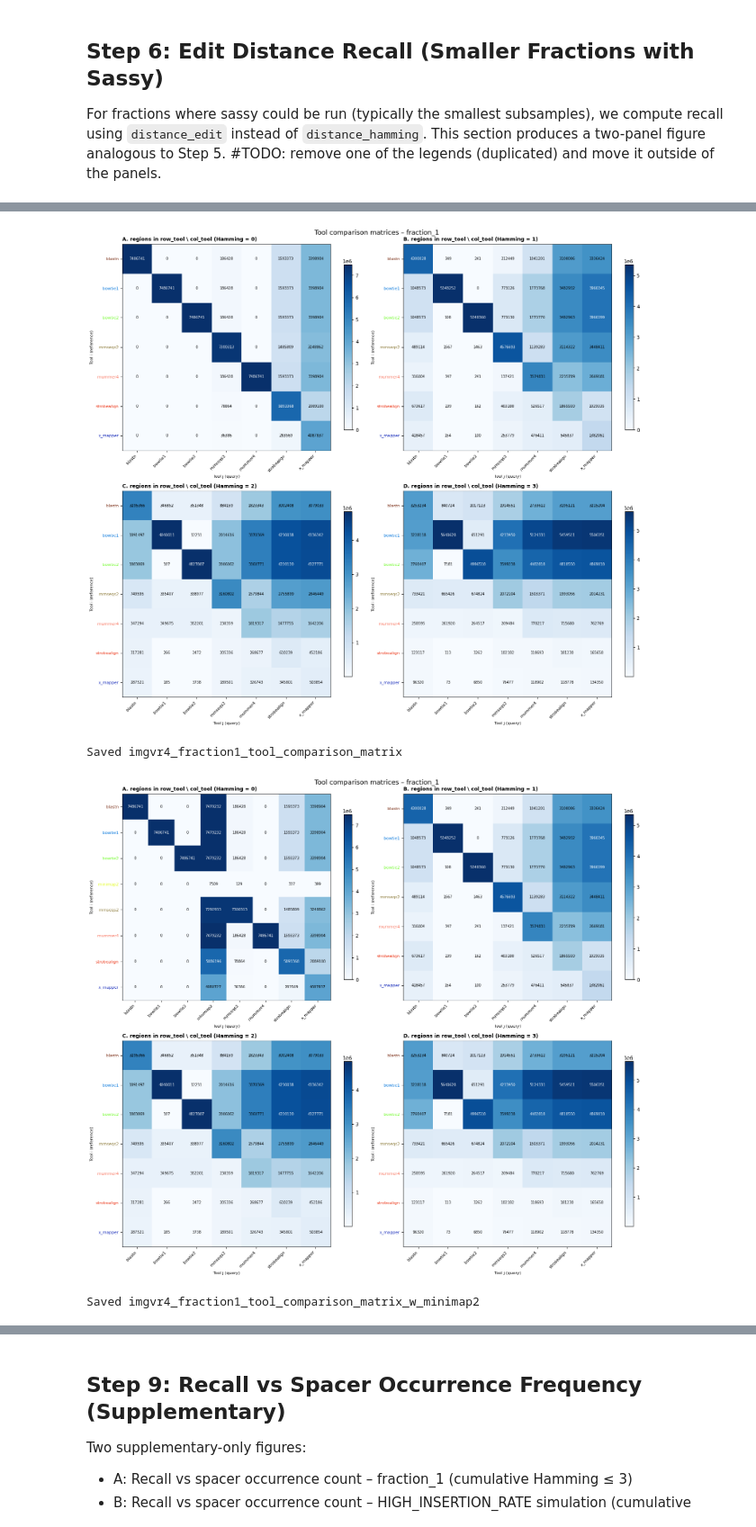
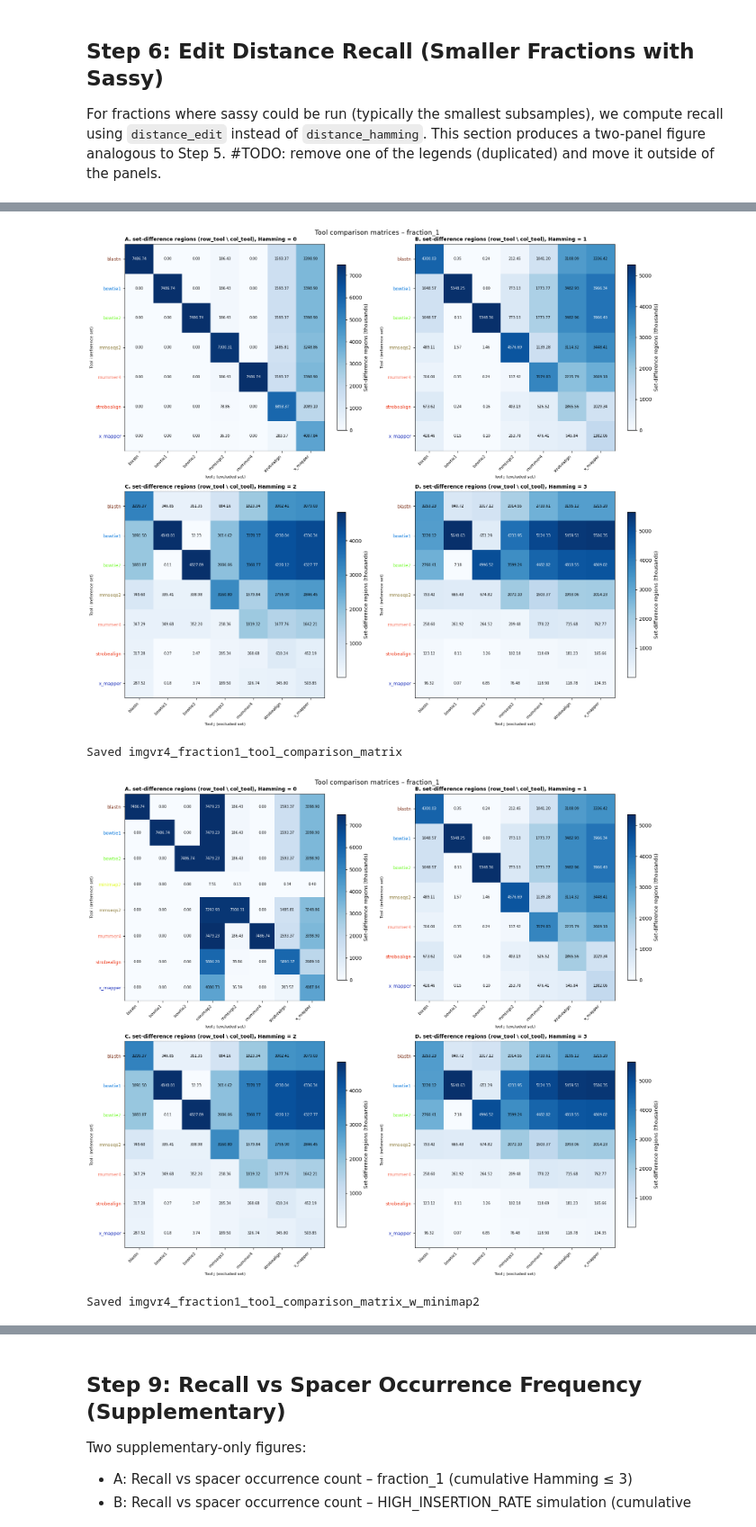
Before and after one commit to UriNeri/spacer_matching_bench, a Jupyter notebook: notebooks/Performance_imgvr4_v3.ipynb, the cells around one changed output, grey strips where cells are left out. Shown at 90% size. Cells and saved outputs as stored; diff of their text form; code cells hidden in the pictures.

```diff
--- a/notebooks/Performance_imgvr4_v3.ipynb
+++ b/notebooks/Performance_imgvr4_v3.ipynb
@@ -649,8 +582,8 @@ def compute_recall_by_distance(
 
     Each unique region (spacer_id, contig_id, region_idx) is assigned its
     MINIMUM distance across all tools.  This is the oracle "true" distance for
-    that region — the best alignment any tool achieved.  Using the minimum
-    avoids double-counting regions across distance bins (a region with min_dist=1
+    that region — the best alignment any tool achieved.  Using the minimum SHOULD
+    avoid double-counting regions across distance bins (a region with min_dist=1
     that some tools also report at distance 2 is counted only in the d=1 bin).
 
     A tool is credited with finding a region if it has any row for that region
@@ -734,8 +667,19 @@ def _plot_hamming_recall_panels(
         ax.set_ylabel('Recall')
         ax.set_xticks(dist_values)
         ax.set_ylim(-0.02, 1.05)
-        ax.legend(fontsize=8, loc='lower right')
+        # ax.legend(fontsize=8, loc='lower right')
         ax.grid(True, linestyle='--', alpha=0.4)
+
+    fig.legend(
+        # handles, labels,
+        loc='center left',
+        bbox_to_anchor=(1.05, 0.5),
+        frameon=True,
+        edgecolor='gray',
+        title='Tool',
+        fontsize=8,
+        title_fontsize=9,
+    )
 
     fig.tight_layout()
     return fig
@@ -1104,51 +1042,62 @@ def plot_comparison_matrix_grid(
             ax.set_title(f'{panel_labels[idx]} Hamming = {d} (no hits)', loc='left',
                          fontsize=11, fontweight='bold')
             continue
-        im = ax.imshow(mat, aspect='auto', cmap='Blues', interpolation='nearest')
+
+        # Display values in thousands (no k suffix)
+        mat_thousands = mat / 1000.0
+        im = ax.imshow(mat_thousands, aspect='auto', cmap='Blues', interpolation='nearest')
         ax.set_xticks(range(len(present)))
         ax.set_xticklabels(present, rotation=45, ha='right', fontsize=8)
         ax.set_yticks(range(len(present)))
         ax.set_yticklabels(present, fontsize=8)
+
         # Color y-tick labels by tool color
         for tick, tool in zip(ax.get_yticklabels(), present):
             tick.set_color(tool_colors.get(tool, '#000000'))
+            tick.set_fontsize(9)
+
         for ti in range(len(present)):
             for tj in range(len(present)):
-                val = mat[ti, tj]
-                ax.text(tj, ti, str(val), ha='center', va='center',
-                        fontsize=7, color='black' if mat[ti, tj] < mat.max() * 0.7 else 'white')
-        ax.set_xlabel('Tool j (query)', fontsize=8)
-        ax.set_ylabel('Tool i (reference)', fontsize=8)
+                val = mat_thousands[ti, tj]
+                ax.text(
+                    tj, ti, f'{val:.2f}', ha='center', va='center',
+                    fontsize=7, color='black' if val < mat_thousands.max() * 0.7 else 'white'
+                )
+
+        ax.set_xlabel('Tool j (excluded set)', fontsize=8)
+        ax.set_ylabel('Tool i (reference set)', fontsize=8)
         ax.set_title(
-            f'{panel_labels[idx]} regions in row_tool \\ col_tool (Hamming = {d})',
+            f'{panel_labels[idx]} set-difference regions (row_tool \\ col_tool), Hamming = {d}',
             loc='left', fontsize=10, fontweight='bold',
         )
-        plt.colorbar(im, ax=ax, shrink=0.8)
+        plt.colorbar(im, ax=ax, shrink=0.8, label='Set-difference regions (thousands)')
 
     fig.suptitle('Tool comparison matrices – fraction_1', fontsize=13)
     fig.tight_layout()
     return fig
 
 
 for include_mm2 in [False, True]:
     stem = figure_stem('imgvr4_fraction1_tool_comparison_matrix', include_mm2)
     fig = plot_comparison_matrix_grid(results_hamming3, tools_in_results, include_minimap2=include_mm2)
     save_mpl_figure_bundle(fig, stem, [SUPP_FIG_DIR])
     plt.show()
     plt.close(fig)
     print(f"Saved {stem}")
 
 # Export matrices as TSV (one file per Hamming distance, no-minimap2 version)
 for d in dist_values:
     mat, present = create_tool_comparison_matrix(
-        filter_tools(results_hamming3, include_minimap2=False), present, d
+        filter_tools(results_hamming3, include_minimap2=False),
+        filter_tools(tools_in_results, include_minimap2=False),
+        d,
     )
     mat_df = pl.DataFrame(
         {present[i]: mat[i].tolist() for i in range(len(present))},
     ).with_columns(pl.Series('tool', present)).select(['tool'] + present)
     export_table(mat_df, f'imgvr4_fraction1_comparison_matrix_hamming{d}', [SUPP_TABLE_DIR])
 # %% [output]
-[figure, old version]
+[figure, new version]
 Saved imgvr4_fraction1_tool_comparison_matrix
-[figure, old version]
+[figure, new version]
 Saved imgvr4_fraction1_tool_comparison_matrix_w_minimap2
```
Also changed, not shown: parts of 18 cells of this notebook, 41 other files.
